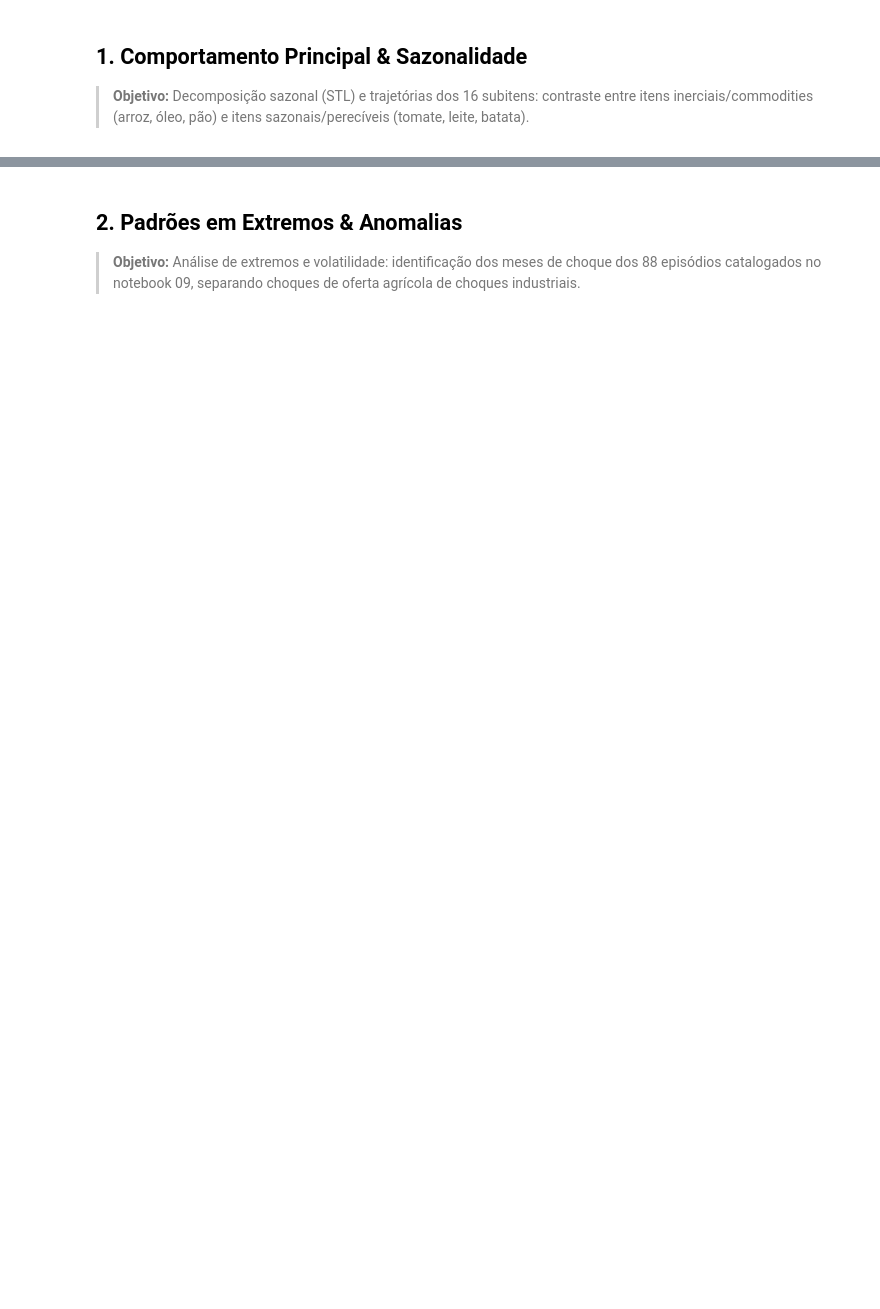
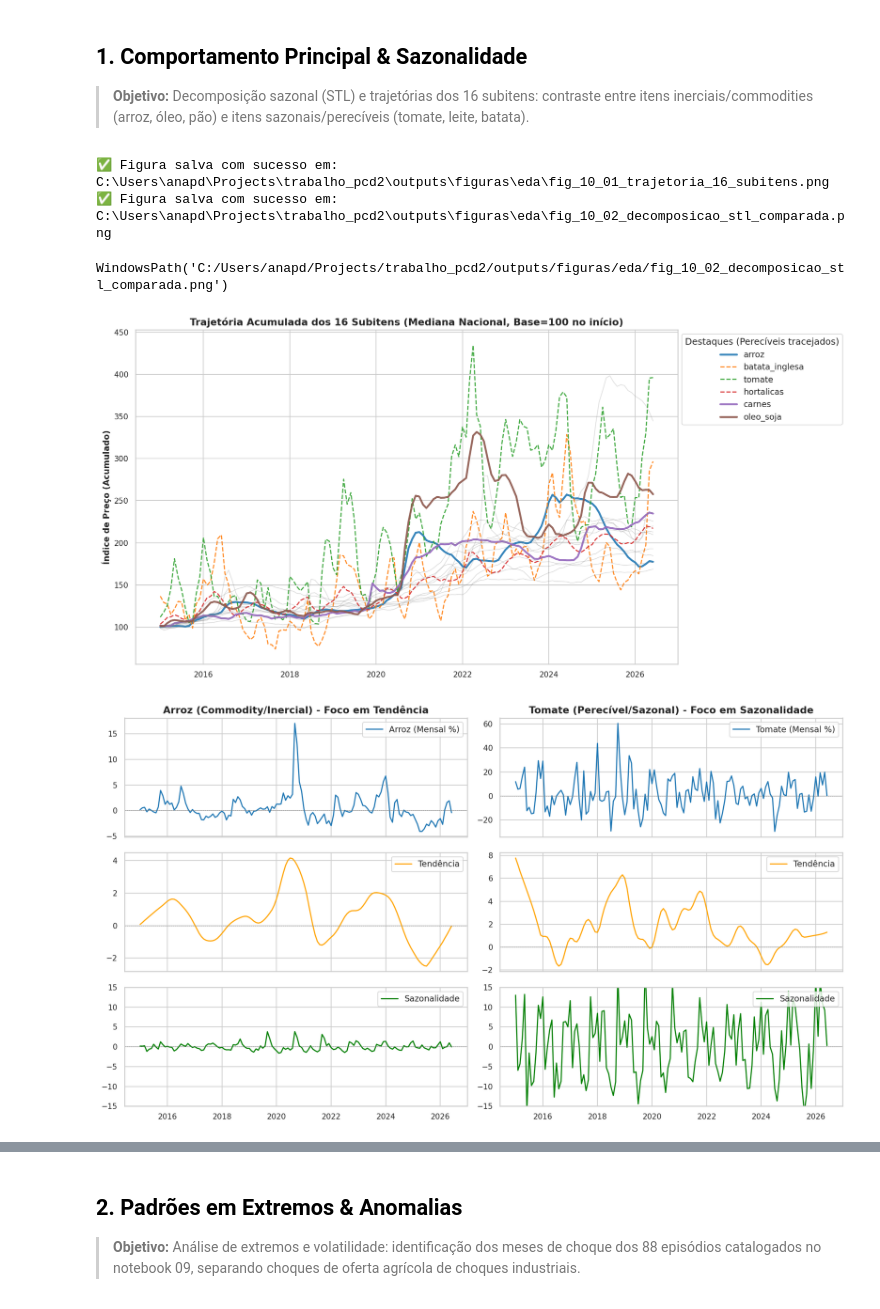
Before and after one commit to LuizCorrei4/trabalho_pcd2, a Jupyter notebook: notebooks/10_eda_alvo_subitens_pesos.ipynb, the cells around one changed output, grey strips where cells are left out. Saved outputs shown, nothing was run; the diff lists cells and outputs as text; code cells hidden in the pictures; blank space fills up the shorter version.

Commit message:
eda ipca finalizada

```diff
--- a/notebooks/10_eda_alvo_subitens_pesos.ipynb
+++ b/notebooks/10_eda_alvo_subitens_pesos.ipynb
@@ -45,0 +106,60 @@ print(f'Tabela fato carregada: {df.shape[0]} linhas × {df.shape[1]} colunas.')
+# %%
+from statsmodels.tsa.seasonal import STL
+
+# Calcula a variação mensal mediana de cada subitem (agrupado por data)
+df['data'] = df['ano_mes'].dt.to_timestamp()
+idx_nacional = df.groupby('data')[["ipca_var_" + s for s in subitens]].median()
+
+# Cria índice acumulado (Base 100)
+trajetorias = (1 + idx_nacional / 100).cumprod() * 100
+
+fig1, ax1 = plt.subplots(figsize=(14, 7))
+for col in trajetorias.columns:
+    if col in ["ipca_var_tomate", "ipca_var_batata_inglesa", "ipca_var_hortalicas"]:
+        # Perecíveis: alta volatilidade e flutuações constantes
+        ax1.plot(trajetorias.index, trajetorias[col], alpha=0.9, linewidth=1.5, linestyle="--", label=col.replace("ipca_var_", ""))
+    elif col in ["ipca_var_arroz", "ipca_var_oleo_soja", "ipca_var_carnes"]:
+        # Commodities: patamares e choques estruturais bem definidos
+        ax1.plot(trajetorias.index, trajetorias[col], alpha=0.9, linewidth=2.5, label=col.replace("ipca_var_", ""))
+    else:
+        ax1.plot(trajetorias.index, trajetorias[col], alpha=0.25, linewidth=1, color="gray")
+
+ax1.set_title("Trajetória Acumulada dos 16 Subitens (Mediana Nacional, Base=100 no início)")
+ax1.set_ylabel("Índice de Preço (Acumulado)")
+ax1.legend(loc='upper left', bbox_to_anchor=(1, 1), title="Destaques (Perecíveis tracejados)")
+plt.tight_layout()
+salvar_figura(fig1, "fig_10_01_trajetoria_16_subitens.png")
+
+# Decomposição STL: Contraste
+fig2, axes2 = plt.subplots(3, 2, figsize=(14, 8), sharex=True)
+
+# Arroz (Típica commodity com dinâmica internacional/inercial)
+ts_arroz = idx_nacional["ipca_var_arroz"].dropna()
+stl_arroz = STL(ts_arroz, period=12).fit()
+axes2[0, 0].plot(ts_arroz.index, ts_arroz, label="Arroz (Mensal %)")
+axes2[0, 0].set_title("Arroz (Commodity/Inercial) - Foco em Tendência")
+axes2[1, 0].plot(stl_arroz.trend.index, stl_arroz.trend, color="orange", label="Tendência")
+axes2[2, 0].plot(stl_arroz.seasonal.index, stl_arroz.seasonal, color="green", label="Sazonalidade")
+axes2[2, 0].set_ylim(-15, 15)
+
+# Tomate (Típico perecível com dinâmica de safra curta regional)
+ts_tomate = idx_nacional["ipca_var_tomate"].dropna()
+stl_tomate = STL(ts_tomate, period=12).fit()
+axes2[0, 1].plot(ts_tomate.index, ts_tomate, label="Tomate (Mensal %)")
+axes2[0, 1].set_title("Tomate (Perecível/Sazonal) - Foco em Sazonalidade")
+axes2[1, 1].plot(stl_tomate.trend.index, stl_tomate.trend, color="orange", label="Tendência")
+axes2[2, 1].plot(stl_tomate.seasonal.index, stl_tomate.seasonal, color="green", label="Sazonalidade")
+axes2[2, 1].set_ylim(-15, 15)
+
+for ax in axes2.flatten():
+    ax.legend(loc='upper right')
+    ax.axhline(0, color='gray', linestyle='--', linewidth=0.5)
+
+plt.tight_layout()
+salvar_figura(fig2, "fig_10_02_decomposicao_stl_comparada.png")
+# %% [output]
+✅ Figura salva com sucesso em: C:\Users\anapd\Projects\trabalho_pcd2\outputs\figuras\eda\fig_10_01_trajetoria_16_subitens.png
+✅ Figura salva com sucesso em: C:\Users\anapd\Projects\trabalho_pcd2\outputs\figuras\eda\fig_10_02_decomposicao_stl_comparada.png
+WindowsPath('C:/Users/anapd/Projects/trabalho_pcd2/outputs/figuras/eda/fig_10_02_decomposicao_stl_comparada.png')
+[figure, added]
+[figure, added]
```
Also changed, not shown: parts of 18 cells of this notebook, 7 other files.
